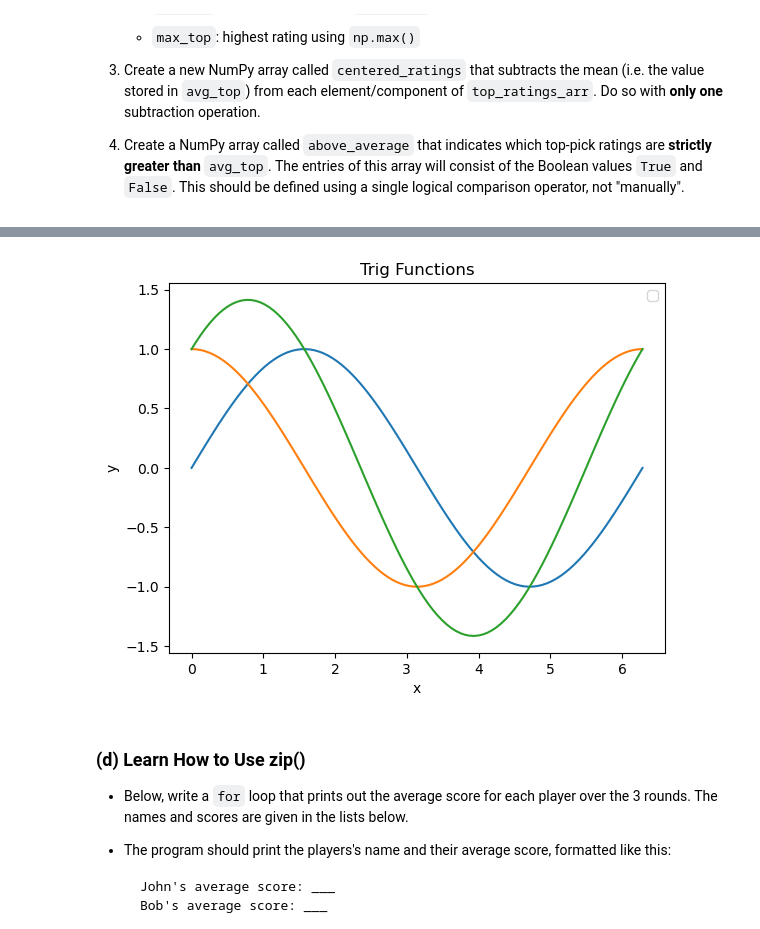
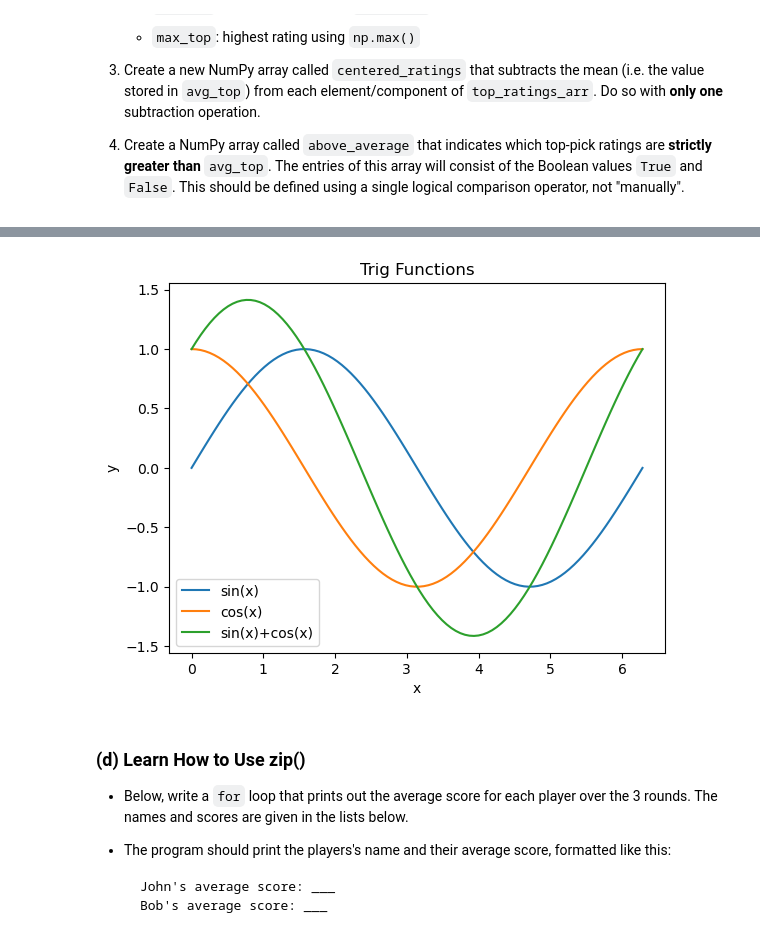
Before and after one commit to natstrauss/datasci151spring2026, a Jupyter notebook: _assignments/assignment_4/Assignment4 nat copy.ipynb, the cells around one changed output, grey strips where cells are left out. Cells and saved outputs as stored; diff of their text form; code cells hidden in the pictures.

```diff
--- a/_assignments/assignment_4/Assignment4 nat copy.ipynb
+++ b/_assignments/assignment_4/Assignment4 nat copy.ipynb
@@ -105,21 +103,22 @@ above_average=top_ratings_arr>avg_top
 # %%
 # Write your answer here
 vec_x =np.linspace(start=0, stop=2*np.pi, num=100)
 vec_y1=np.sin(vec_x)
 vec_y2=np.cos(vec_x)
 vec_y3=np.sin(vec_x)+np.cos(vec_x)
 list_vectors=[vec_y1,vec_y2,vec_y3]
+labels = ["sin(x)", "cos(x)", "sin(x)+cos(x)"]
 
-for vec_y in list_vectors:
-    plt.plot(vec_x, vec_y)
+for vec_y, lab in zip(list_vectors, labels):
+    plt.plot(vec_x, vec_y, label=lab)
 
 plt.title("Trig Functions")
 plt.xlabel("x")
 plt.ylabel("y")
 plt.legend()
 plt.show()
 # %% [output]
-[figure, old version]
+[figure, new version]
 # %% [markdown]
 ### **(d)** Learn How to Use zip()
 
```
Also changed, not shown: parts of 5 cells of this notebook.
